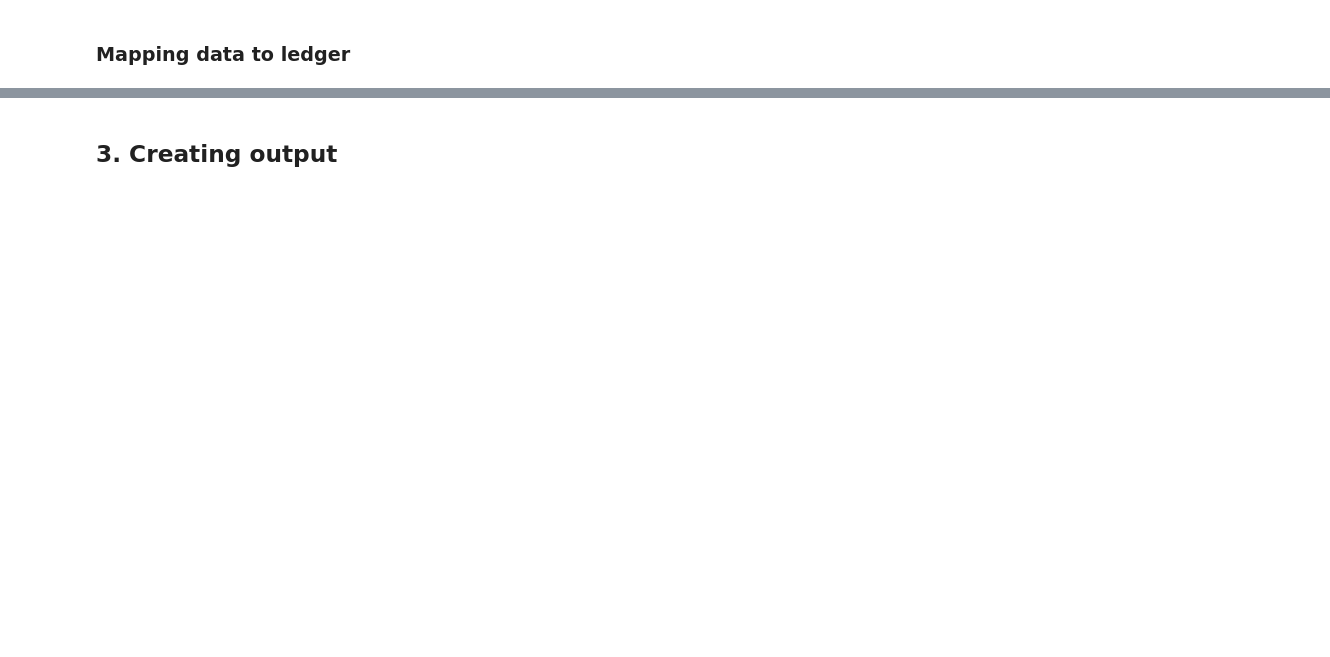
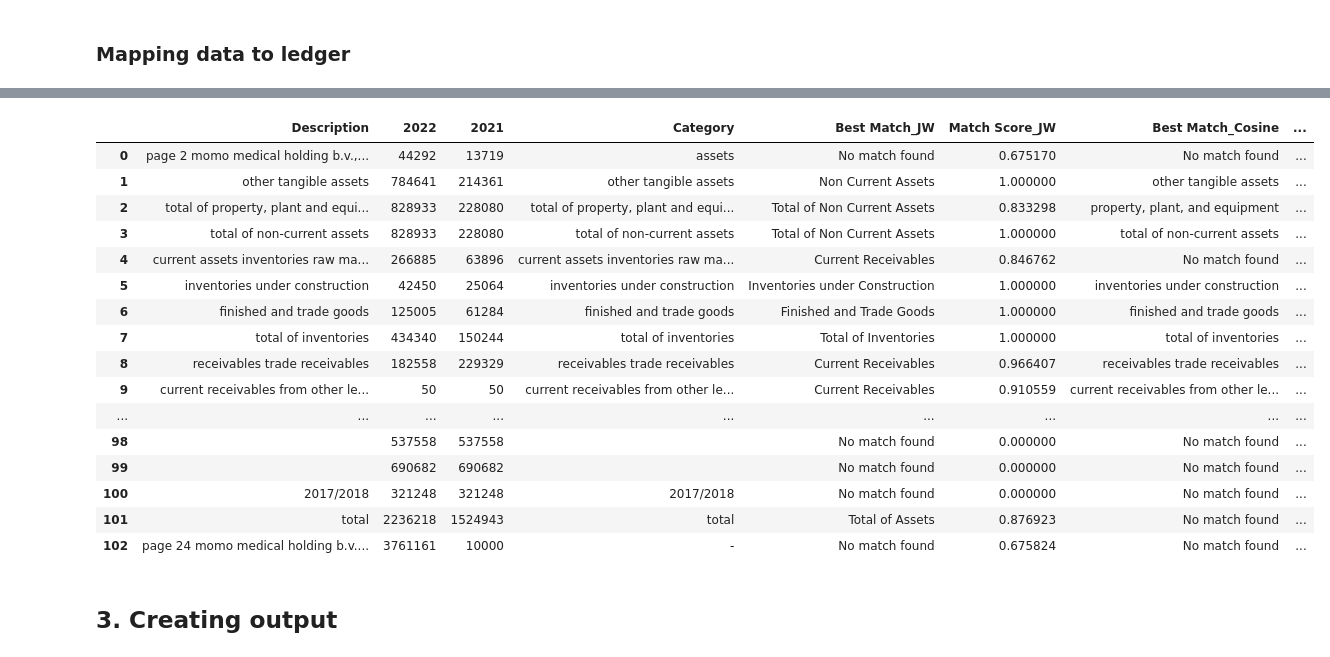
Before and after one commit to markusiewiczj/data-extraction, a Jupyter notebook: text extraction.ipynb, the cells around one changed output, grey strips where cells are left out. Cells and saved outputs as stored; diff of their text form; code cells hidden in the pictures; blank space fills up the shorter version.

Commit message:
cleaning, mapping to kvk information, creating output

```diff
--- a/text extraction.ipynb
+++ b/text extraction.ipynb
@@ -623,0 +629,28 @@ display(company_information_df)
+# %%
+### getting company info from file name
+
+#get the file name from path
+file_name = pdf_path.split("/")[-1]
+#transform the file name to lower case
+file_name = file_name.lower()
+#remove the words pdf, Jaarverslag and Jaarrekening,... from the file name
+file_name = file_name.replace(".pdf", "").replace("jaarverslag", "").replace("jaarrekening", "").replace("geconsolideerd", "").replace("geconsolideerde", "").replace("annual", "").replace("report", "").replace("consolidated", "").replace("financial", "").replace("statement", "").replace("statements", "") .replace("jaarbericht", "")
+
+# if there is a number in the file name, it is the year
+year = re.findall(r'\d{4}', file_name)
+# company name is the file name without the year
+company_name = file_name.replace(year[0], "").replace("-", " ").strip()
+
+#from the first 1000 characters of the text, extract the currency
+#TODO: add more currencies, improve logic
+currency = re.findall(r'€|usd|dollar', text[:1000].lower())
+if currency:
+    currency = currency[0]
+else:
+    currency = "EUR"
+
+#year is Year_1, Year_2 is the year -1, display the extracted company name and year 1 and
+company_information_df = pd.DataFrame([[company_name, year[0], str(int(year[0])-1), currency ]], columns=['Company Name', 'Year 1', 'Year 2', 'Currency'])
+
+
+display(company_information_df)
@@ -638,7 +674,7 @@ def output_category_name(text: str) -> str:
         # TODO: try on smaller models
         model="gemma:7b",
         messages = messages,
-        temperature=1
+        temperature=0.8
     )
     category_name = response.choices[0].message.content
      # convert to lowercase
@@ -721,43 +783,49 @@ display(df_parsed)
 # %%
 #testing cosine similarity
 
 from sklearn.feature_extraction.text import TfidfVectorizer
 from sklearn.metrics.pairwise import cosine_similarity
 import pandas as pd
 import numpy as np
 
 
 # Combine all texts to build the vocabulary for vectorization
 all_texts = list(df_parsed['Category']) + [item for sublist in ledger.values() for lang in sublist if lang in ['English', 'Dutch'] for item in sublist[lang]]
 
 vectorizer = TfidfVectorizer().fit(all_texts)
 description_vectors = vectorizer.transform(df_parsed['Category'])
 
 # Prepare and vectorize ledger entries
 ledger_entries = [item for sublist in ledger.values() for lang in sublist if lang in ['English', 'Dutch'] for item in sublist[lang]]
 ledger_vectors = vectorizer.transform(ledger_entries)
 
 # Calculate cosine similarity between description vectors and ledger vectors
 similarity_scores = cosine_similarity(description_vectors, ledger_vectors)
 
 # Determine the best match for each description based on the highest cosine similarity score
 best_matches = [ledger_entries[np.argmax(row)] if max(row) > 0.7 else "No match found" for row in similarity_scores]
 df_parsed['Best Match_Cosine'] = best_matches
 df_parsed['Highest Match Score_Cosine'] = [max(row) for row in similarity_scores]
-display(df_parsed)
 
-# Display a summary of match scores to help decide on a threshold
-#print(df_parsed[['Description', 'Best Match', 'Highest Match Score']].head(20))
-# Adjust threshold based on inspection
-#threshold = 0.7///
-#df_parsed['Best Match Adjusted'] = [ledger_entries[np.argmax(row)] if max(row) > threshold else "No match found" for row in similarity_scores]
-
-# Review adjustments
-#display(df_parsed[['Category', 'Best Match Adjusted', 'Highest Match Score']])
-
-# output only the rows where the best match is not found
-#no_match_found = df_parsed[df_parsed['Best Match Adjusted'] == 'No match found']
-#display(no_match_found)
+#display(df_parsed)
+# %% [output]
+|  | Description | 2022 | 2021 | Category | Best Match_JW | Match Score_JW | Best Match_Cosine | ... |
+| 0 | page 2 momo medical holding b.v.,... | 44292 | 13719 | assets | No match found | 0.675170 | No match found | ... |
+| 1 | other tangible assets | 784641 | 214361 | other tangible assets | Non Current Assets | 1.000000 | other tangible assets | ... |
+| 2 | total of property, plant and equi... | 828933 | 228080 | total of property, plant and equi... | Total of Non Current Assets | 0.833298 | property, plant, and equipment | ... |
+| 3 | total of non-current assets | 828933 | 228080 | total of non-current assets | Total of Non Current Assets | 1.000000 | total of non-current assets | ... |
+| 4 | current assets inventories raw ma... | 266885 | 63896 | current assets inventories raw ma... | Current Receivables | 0.846762 | No match found | ... |
+| 5 | inventories under construction | 42450 | 25064 | inventories under construction | Inventories under Construction | 1.000000 | inventories under construction | ... |
+| 6 | finished and trade goods | 125005 | 61284 | finished and trade goods | Finished and Trade Goods | 1.000000 | finished and trade goods | ... |
+| 7 | total of inventories | 434340 | 150244 | total of inventories | Total of Inventories | 1.000000 | total of inventories | ... |
+| 8 | receivables trade receivables | 182558 | 229329 | receivables trade receivables | Current Receivables | 0.966407 | receivables trade receivables | ... |
+| 9 | current receivables from other le... | 50 | 50 | current receivables from other le... | Current Receivables | 0.910559 | current receivables from other le... | ... |
+| ... | ... | ... | ... | ... | ... | ... | ... | ... |
+| 98 |  | 537558 | 537558 |  | No match found | 0.000000 | No match found | ... |
+| 99 |  | 690682 | 690682 |  | No match found | 0.000000 | No match found | ... |
+| 100 | 2017/2018 | 321248 | 321248 | 2017/2018 | No match found | 0.000000 | No match found | ... |
+| 101 | total | 2236218 | 1524943 | total | Total of Assets | 0.876923 | No match found | ... |
+| 102 | page 24 momo medical holding b.v.... | 3761161 | 10000 | - | No match found | 0.675824 | No match found | ... |
 # %% [markdown]
 ## 3. Creating output
 # %%
```
Also changed, not shown: parts of 15 cells of this notebook.
